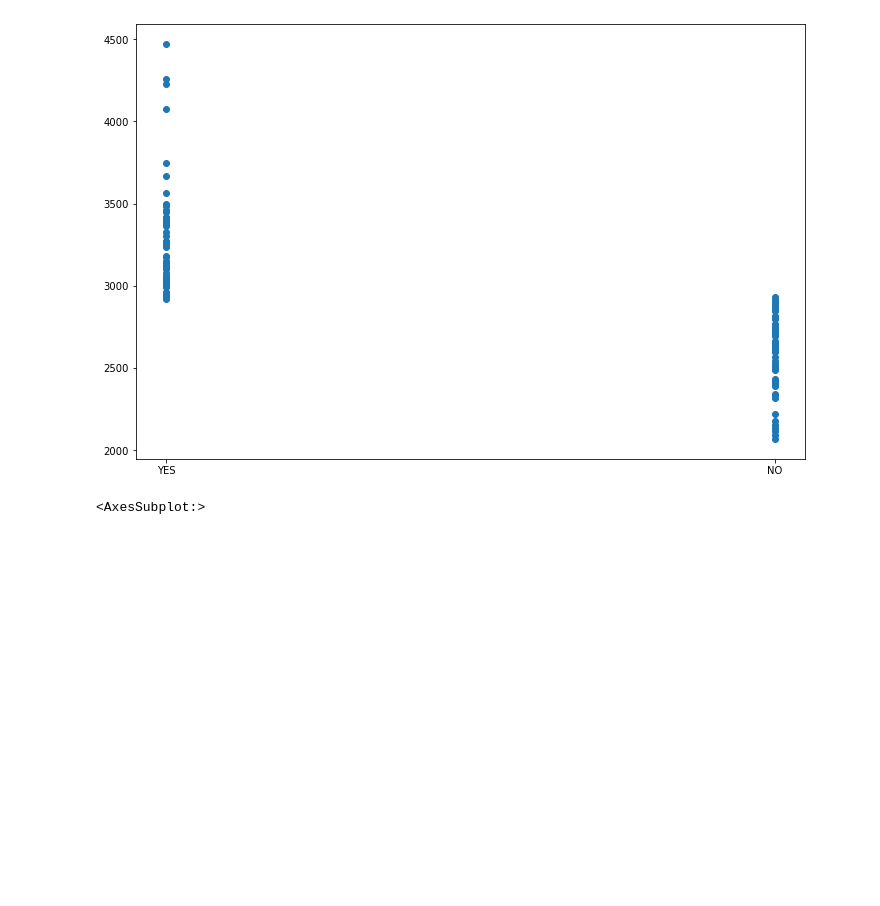
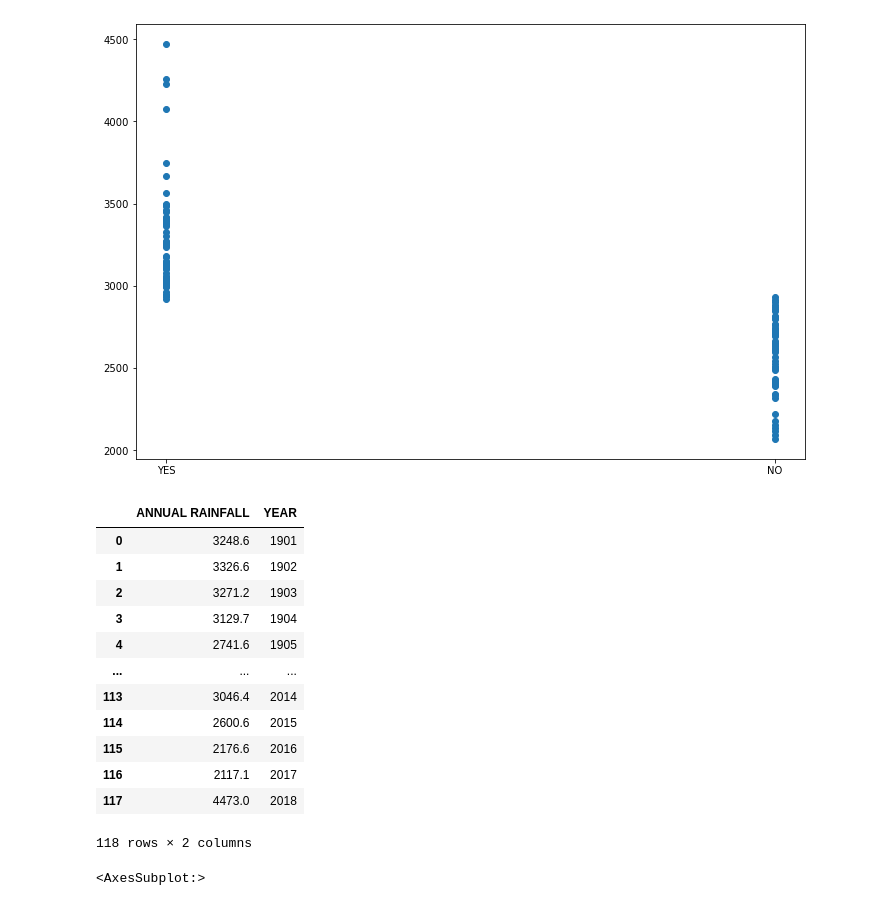
Before and after one commit to swapnendu31/Machine-Learning, a Jupyter notebook: ML_flood/ML-FLOOD.ipynb, the cells around one changed output. Cells and saved outputs as stored; diff of their text form; code cells hidden in the pictures; blank space fills up the shorter version.

```diff
--- a/ML_flood/ML-FLOOD.ipynb
+++ b/ML_flood/ML-FLOOD.ipynb
@@ -118,6 +118,24 @@ plt.scatter(ds['FLOODS'],ds[' ANNUAL RAINFALL'])
 # %% [output]
 <matplotlib.collections.PathCollection at 0x...>
 [figure]
+# %%
+heatmp = ds.iloc[:,[-2,1]]
+#heatmp['FLOODS'] = LabelEncoder().fit_transform(heatmp['FLOODS'])
+heatmp
+# %% [output]
+|  | ANNUAL RAINFALL | YEAR |
+| 0 | 3248.6 | 1901 |
+| 1 | 3326.6 | 1902 |
+| 2 | 3271.2 | 1903 |
+| 3 | 3129.7 | 1904 |
+| 4 | 2741.6 | 1905 |
+| ... | ... | ... |
+| 113 | 3046.4 | 2014 |
+| 114 | 2600.6 | 2015 |
+| 115 | 2176.6 | 2016 |
+| 116 | 2117.1 | 2017 |
+| 117 | 4473.0 | 2018 |
+118 rows × 2 columns
 # %%
 plt.figure(figsize=(12,10))
 sns.heatmap(ds.corr(),annot=True,fmt='.1%')
```
Also changed, not shown: parts of 11 cells of this notebook, 6 other files.
